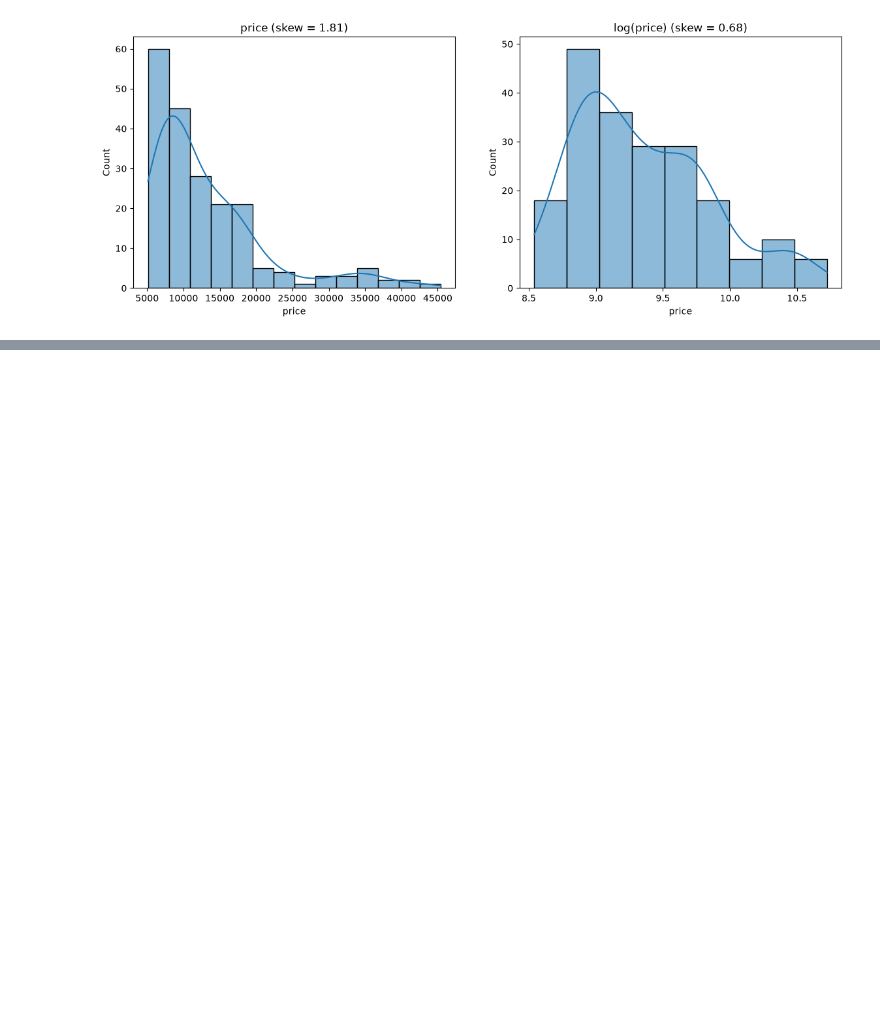
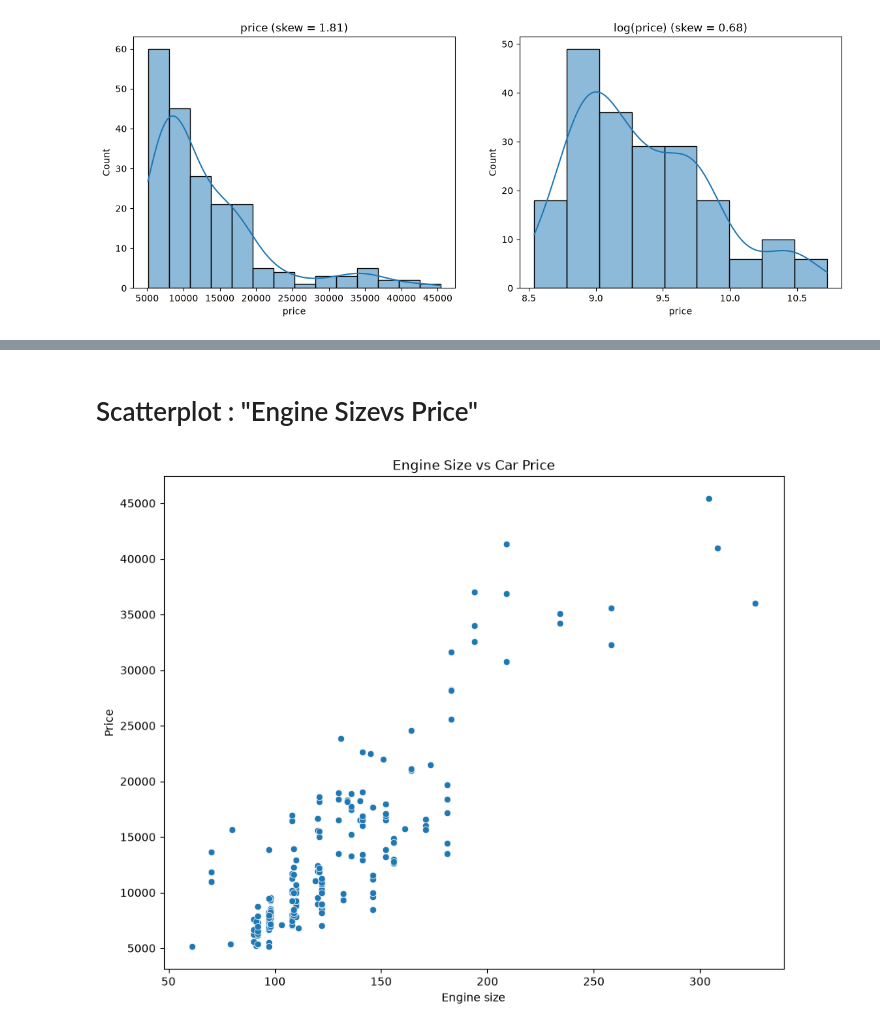
Before and after one commit to AmitParmar20/Car-s_Price_Prediction_ML_Model, a Jupyter notebook: Car's_Price_rediction_Model.ipynb, the cells around one changed output, grey strips where cells are left out. Drawn from its saved outputs; the diff is of its cells as text; code cells hidden in the pictures; blank space fills up the shorter version.

```diff
--- a/Car's_Price_rediction_Model.ipynb
+++ b/Car's_Price_rediction_Model.ipynb
@@ -197,0 +244,17 @@ plt.show()
+# %% [markdown]
+# Scatterplot : "Engine Sizevs Price"
+# %%
+plt.figure(figsize=(10,8))
+sns.scatterplot(
+    data=df,
+    x="engine-size",
+    y="price"
+)
+
+plt.title("Engine Size vs Car Price")
+plt.xlabel("Engine size")
+plt.ylabel("Price")
+
+plt.show()
+# %% [output]
+[figure, added]
```
Also changed, not shown: parts of 14 cells of this notebook.
